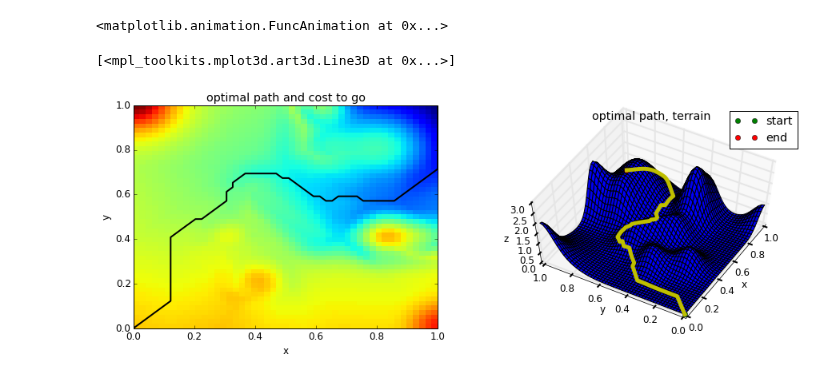
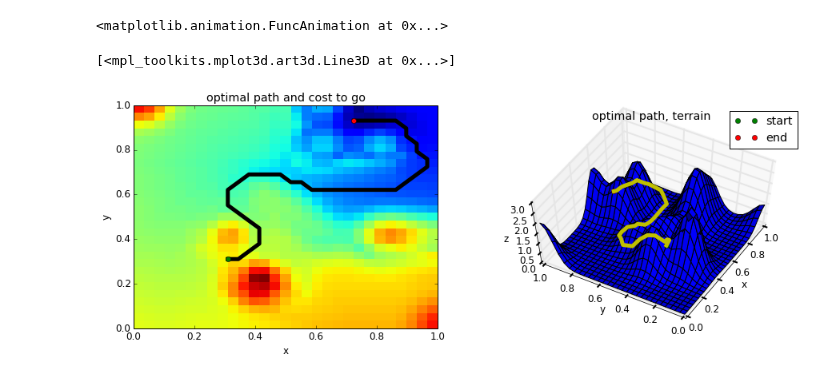
Before and after one commit to jgoppert/control-systems, a Jupyter notebook: Bellman Equation.ipynb, the cells around one changed output. Cells and saved outputs as stored; diff of their text form; code cells hidden in the pictures.

```diff
--- a/Bellman Equation.ipynb
+++ b/Bellman Equation.ipynb
@@ -62,7 +65,7 @@ def terrain(x):
         t += h*exp(-d.dot(d)/sig**2)
     return t
 # %%
-n = 50
+n = 30
 x = linspace(0,1,n)
 y = linspace(0,1,n)
 nx = len(x)
@@ -75,10 +78,10 @@ for i in range(nx):
 X,Y = meshgrid(x, y)
 
 def position(i_x):
-    return array([X[i_x[0], i_x[1]], Y[i_x[0],i_x[1]]])
+    return array([x[i_x[0]], y[i_x[1]]])
 
-i_x0 = (0,0)
-i_xf = (n-1,n-1)
+i_x0 = (int(0.3*n),int(0.3*n))
+i_xf = (int(0.7*n),int(0.9*n))
 x0 = position(i_x0)
 xf = position(i_xf)
 # %%
@@ -146,6 +149,28 @@ while len(live) > 0:
                     new.add(pa)
     live = new
     V_data.append(copy.copy(V))
+# %%
+# find optimal path, start at initial conditions and choose lowest cost moving
+# forward using Bellman's principle of optimality
+p = i_x0
+p_hist_opt = [p]
+count = 0
+while p != i_xf:
+    count += 1
+    pa_opt = None
+    V_old = V[p[0], p[1]]
+    for a in possible_actions:
+        pa = (p[0] + a[0], p[1] + a[1])
+        if in_bounds(pa):
+            V_new = V[pa[0], pa[1]]
+            if pa_opt is None or pa==i_xf or (V_new < V_opt and V_new < V_old):
+                V_opt = V_new
+                pa_opt = pa
+        if pa == i_xf: break
+    if count > 1000: break
+    p = pa_opt
+    p_hist_opt.append(p)
+pos_hist_opt = array([position(p) for p in p_hist_opt])
 # %%
 import matplotlib.animation
 
@@ -206,25 +218,26 @@ while p != i_xf:
 # %%
 figure(figsize=(15,5))
 subplot(121)
-pos_hist_opt = array([position(p) for p in p_hist_opt])
-pcolor(X, Y, V)
-plot(pos_hist_opt[:,0], pos_hist_opt[:,1] , '-k')
+pcolor(X, Y, V.T)
+plot(pos_hist_opt[:,0], pos_hist_opt[:,1] , '-k', linewidth=5)
+plot([x0[0]], [x0[1]], 'go')
+plot([xf[0]], [xf[1]], 'ro')
 xlabel('x')
 ylabel('y')
 title('optimal path and cost to go')
 
 ax = subplot(122, projection='3d')
 h_terrain = ax.plot_surface(X, Y, z, cstride=1, rstride=1)
 h_start = ax.plot3D([x0[0]], [x0[1]], [terrain(x0)], 'go')
 h_end = ax.plot3D([xf[0]], [xf[1]], [terrain(xf)], 'ro')
 ax.set_xlabel('x')
 ax.set_ylabel('y')
 ax.set_zlabel('z')
 title('optimal path, terrain')
 ax.view_init(elev=60, azim=-150)
 ax.legend( ['start','end','terrain'])
 terrain_opt = [terrain(pos_hist_opt[i,:]) for i in range(len(pos_hist_opt[:,0]))]
 ax.plot3D(pos_hist_opt[:,0], pos_hist_opt[:,1], terrain_opt, '-y', linewidth=5)
 # %% [output]
 [<mpl_toolkits.mplot3d.art3d.Line3D at 0x...>]
-[figure, old version]
+[figure, new version]
```
Also changed, not shown: parts of 5 cells of this notebook.
